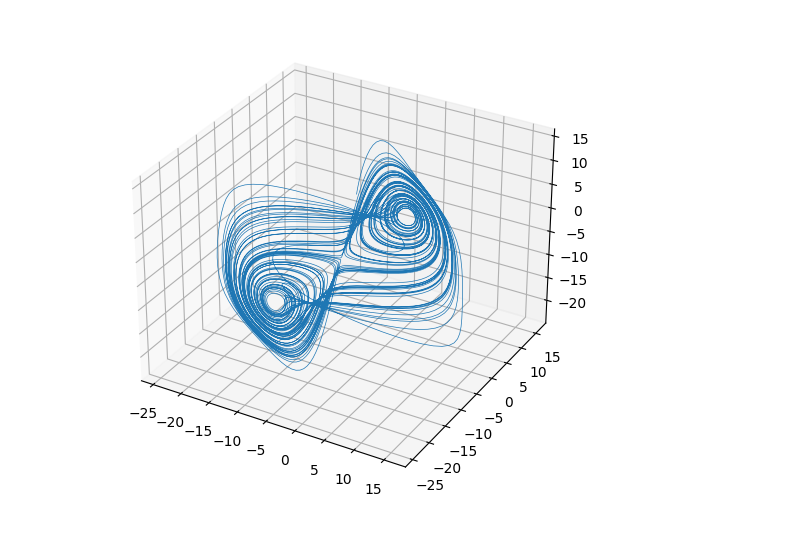
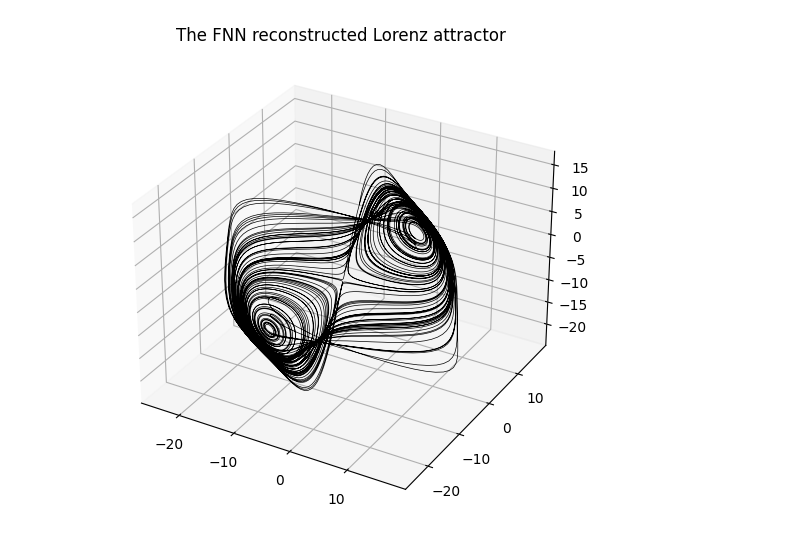
Before and after one commit to issaramro/ComputationalPhysics, a Jupyter notebook: Takens/Lorenz_System.ipynb, the cells around one changed output. Saved outputs shown, nothing was run; the diff lists cells and outputs as text; code cells hidden in the pictures.

```diff
--- a/Takens/Lorenz_System.ipynb
+++ b/Takens/Lorenz_System.ipynb
@@ -12,6 +12,7 @@ def dy(x, y, z, r):
 
 def dz(x, y, z, b):
     return x*y - b*z
+
 
 def RK4_Lorenz(x, y, z, dx, dy, dz, sigma, r, b, h):
     for i in range(0, len(x) - 1):
@@ -44,7 +45,7 @@ x[0] = 1
 y[0] = 1
 z[0] = 1
 sigma = 10
-b = 2
+b = 8/3
 r = 28
 xs, ys, zs = RK4_Lorenz(x, y, z, dx, dy, dz, sigma, r, b, h)
 xs = xs + 0.5*np.random.randint(-10, 10)
@@ -52,10 +53,23 @@ ys = ys + 0.5*np.random.randint(-10, 10)
 zs = zs + 0.5*np.random.randint(-10, 10)
 fig = plt.figure(figsize=(5,9))
 ax = fig.add_subplot(111, projection='3d')
-ax.plot(xs , ys, zs, lw=0.5)
-ax.set_xlabel('x(t)')
-ax.set_ylabel('y(t)')
+ax.plot(xs , ys, zs, lw=0.5, color = 'k')
 ax.set_title('The Lorenz Attractor')
 plt.tight_layout()
 plt.show()
+
+plt.plot(t,xs, color = 'k')
+plt.ylabel("x(t)")
+plt.xlabel("t")
+plt.show()
+
+plt.plot(t,ys, color = 'k')
+plt.ylabel("y(t)")
+plt.xlabel("t")
+plt.show()
+
+plt.plot(t,zs, color = 'k')
+plt.ylabel("z(t)")
+plt.xlabel("t")
+plt.show()
 # %% [output]
@@ -102,12 +161,13 @@ plt.show()
 # %%
-# try for 14 (the first minimum) assuming 3 dimensions:
-v1 = xs[0: len(xs) - 28]
-v2 = xs[14: len(xs) - 14]
-v3 = xs[28: len(xs)]
+# try for 15 (the first minimum) assuming 3 dimensions:
+v1 = xs[0: len(xs) - 30]
+v2 = xs[15: len(xs) - 15]
+v3 = xs[30: len(xs)]
 fig = plt.figure(figsize=(5,9))
 ax = fig.add_subplot(111, projection='3d')
-ax.plot(v1, v2, v3, lw=0.5)
+ax.plot(v1, v2, v3, lw=0.5, color = 'k')
 plt.tight_layout()
+plt.title("The FNN reconstructed Lorenz attractor")
 plt.show()
 # %% [output]
-[figure, old version]
+[figure, new version]
```
Also changed, not shown: parts of 11 cells of this notebook, 5 other files.
